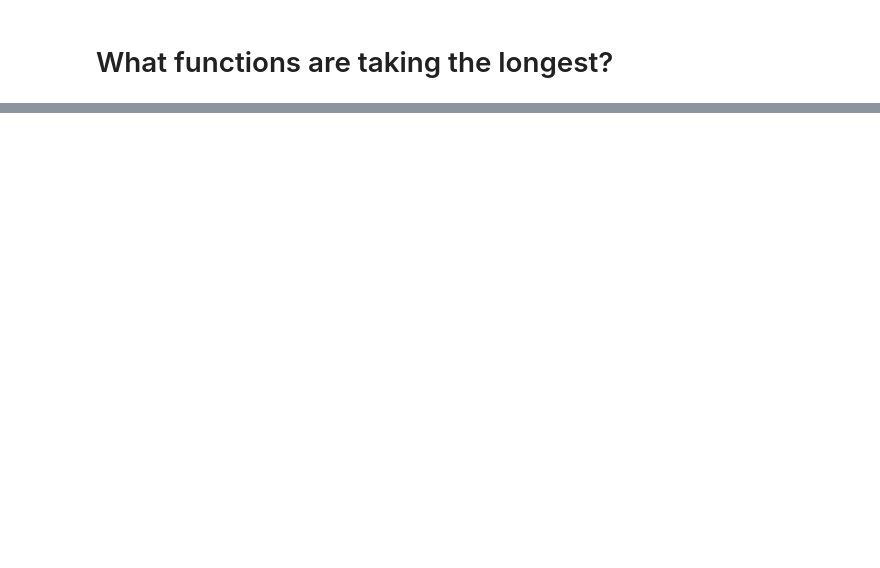
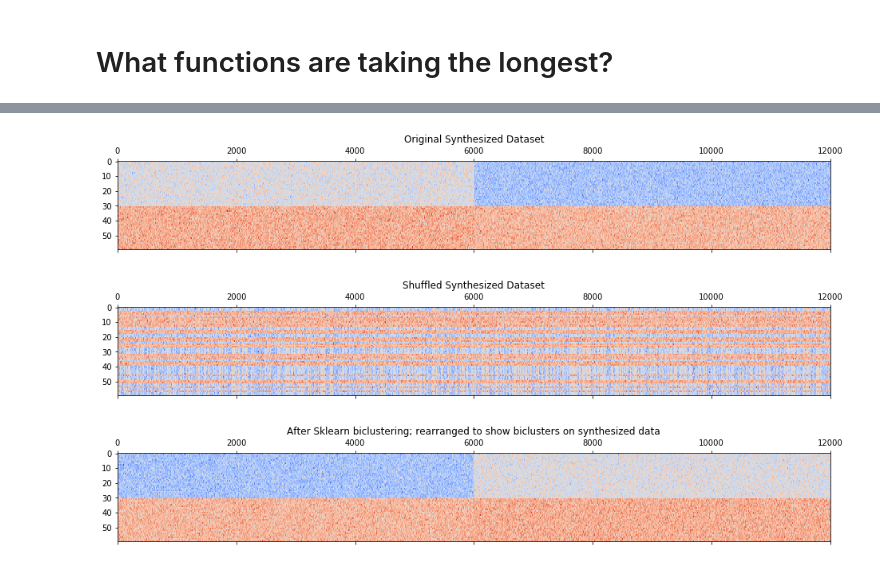
Before and after one commit to krm58/Biclustering-SSVD, a Jupyter notebook: Sparse SVD Optimized.ipynb, the cells around one changed output, grey strips where cells are left out. Cells and saved outputs as stored; diff of their text form; code cells hidden in the pictures; blank space fills up the shorter version.

```diff
--- a/Sparse SVD Optimized.ipynb
+++ b/Sparse SVD Optimized.ipynb
@@ -154,0 +232,28 @@ df
+# %%
+#Make bogus data with a checkerboard structure
+n_clusters = (2, 2)
+data, rows, columns = make_checkerboard(
+    shape=(12000, 60), n_clusters=n_clusters, noise=4,
+    shuffle=False, random_state=0)
+# %%
+plt.matshow(data.T, cmap=plt.cm.coolwarm_r, aspect='auto')
+plt.title("Original Synthesized Dataset", y=1.15)
+
+datashuff, row_idx, col_idx = sg._shuffle(data, random_state=0)
+plt.matshow(datashuff.T, cmap=plt.cm.coolwarm_r, aspect='auto')
+plt.title("Shuffled Synthesized Dataset", y=1.15)
+
+model = SpectralBiclustering(n_clusters=n_clusters, method='log',
+                             random_state=0)
+model.fit(datashuff)
+
+fit_data = datashuff[np.argsort(model.row_labels_)]
+fit_data = fit_data[:, np.argsort(model.column_labels_)]
+
+plt.matshow(fit_data.T, cmap=plt.cm.coolwarm_r, aspect='auto')
+plt.title("After Sklearn biclustering; rearranged to show biclusters on synthesized data", y=1.15)
+plt.show()
+# %% [output]
+[figure, added]
+[figure, added]
+[figure, added]
```
Also changed, not shown: parts of 27 cells of this notebook.
